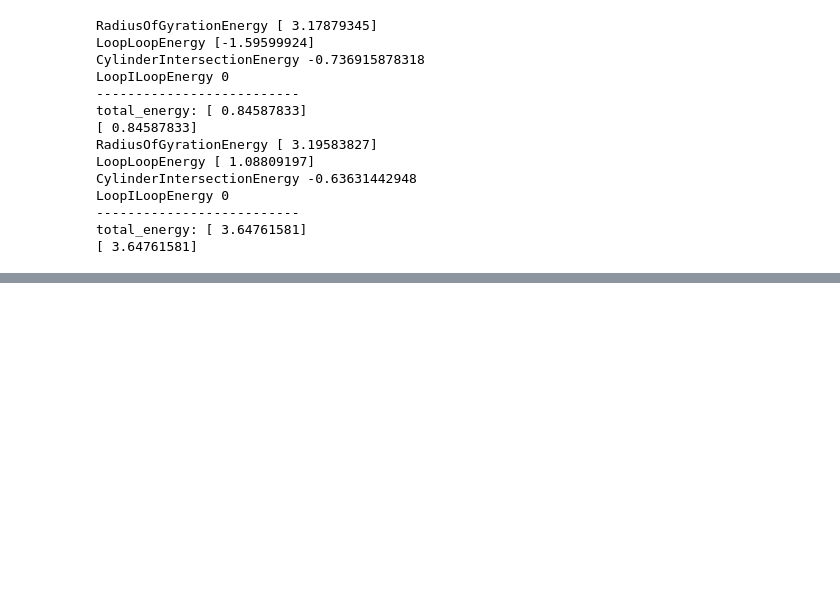
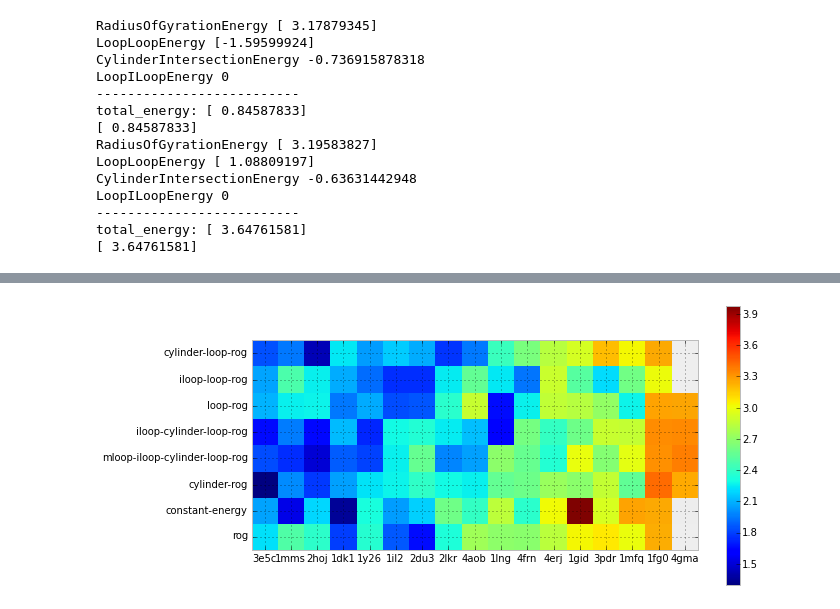
Before and after one commit to ViennaRNA/ernwin, a Jupyter notebook: ipy_notebook_ernwin.ipynb, the cells around one changed output, grey strips where cells are left out. Saved outputs shown, nothing was run; the diff lists cells and outputs as text; code cells hidden in the pictures; blank space fills up the shorter version.

```diff
--- a/ipy_notebook_ernwin.ipynb
+++ b/ipy_notebook_ernwin.ipynb
@@ -3995,0 +4044,4 @@ total_energy: [ 3.64761581]
+# %%
+filter_and_plot_energies(t, 'best', 'continuous')
+# %% [output]
+[figure, added]
```
Also changed, not shown: parts of 13 cells of this notebook, 4 other files.
